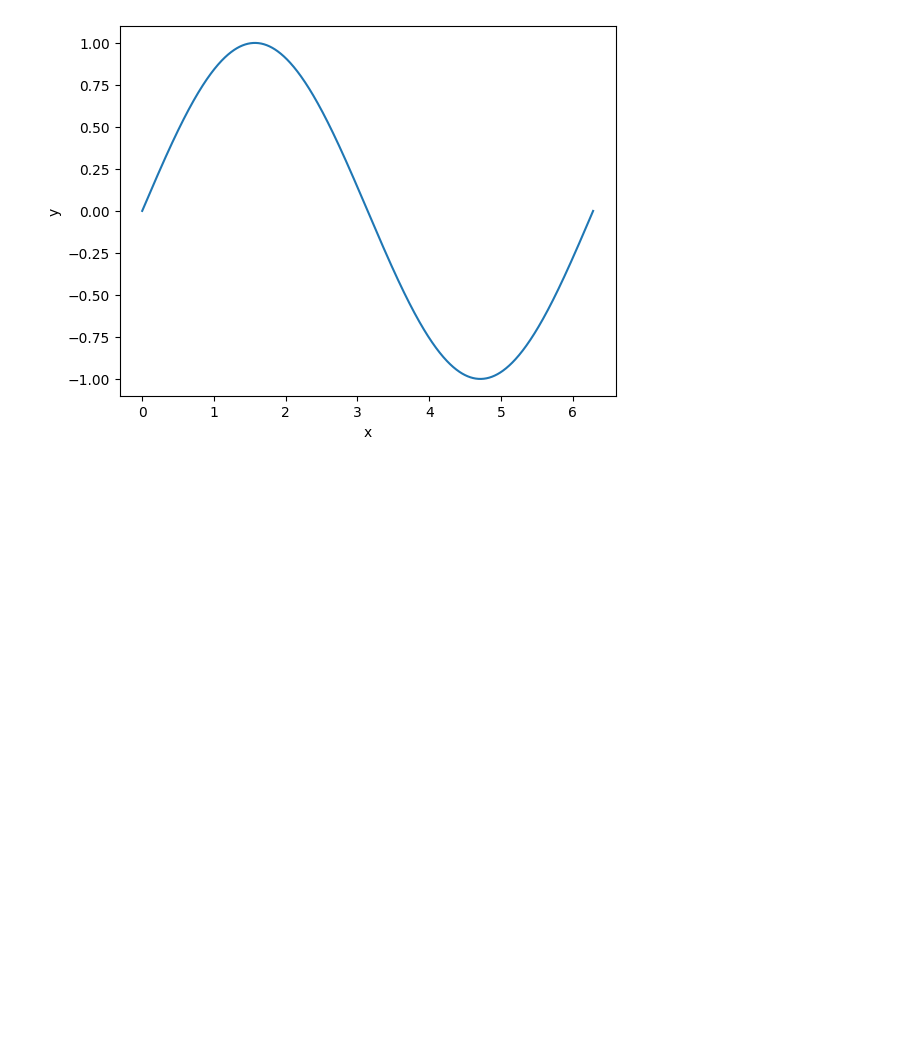
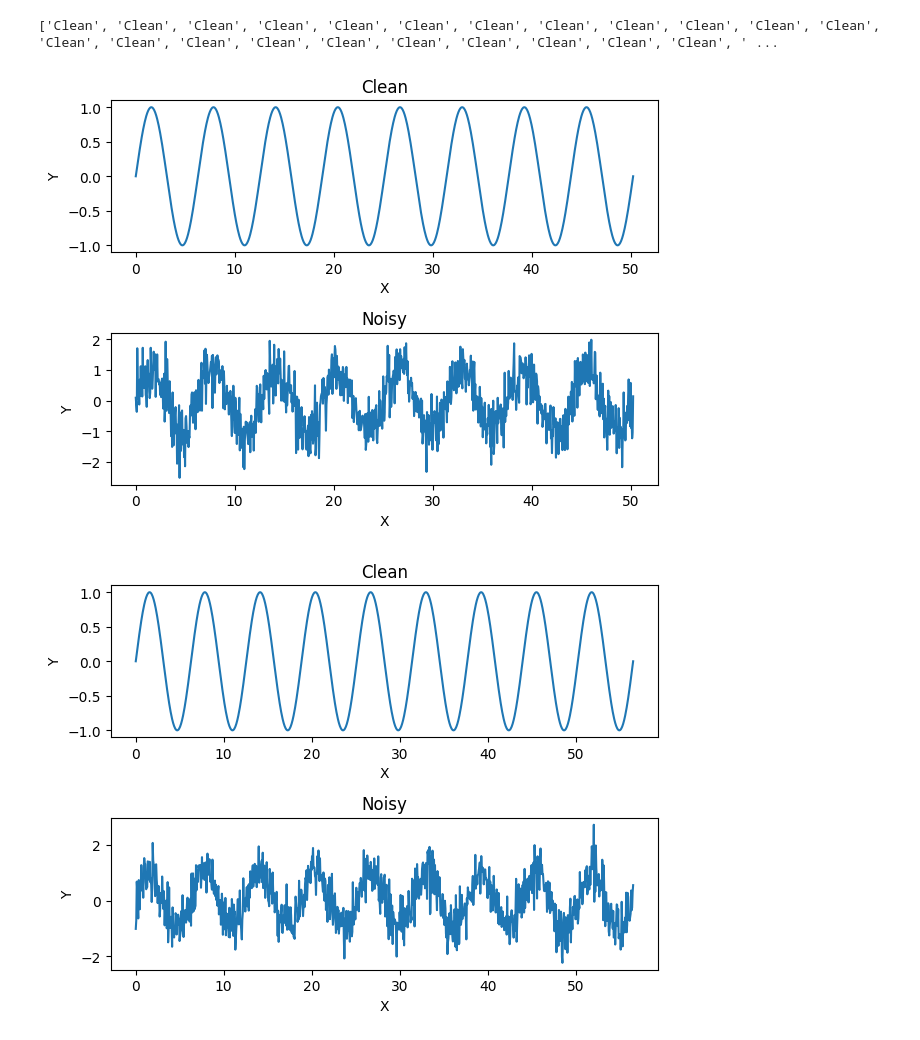
Before and after one commit to CTDck/ML, a Jupyter notebook: main.ipynb, the cells around one changed output. Drawn from its saved outputs; the diff is of its cells as text; code cells hidden in the pictures; blank space fills up the shorter version.

Commit message:
Added data generation code

```diff
--- a/main.ipynb
+++ b/main.ipynb
@@ -5,11 +5,0 @@ import pandas as pd
-# %%
-x = np.linspace(0, 2*np.pi, 1000)
-y = np.sin(x)
-# %%
-plt.figure()
-plt.plot(x,y)
-plt.xlabel("x")
-plt.ylabel("y")
-plt.show()
-# %% [output]
-[figure, removed]
@@ -15,0 +37,44 @@ plt.show()
+# %%
+data_set = create_data(50)
+
+x_vals = data_set["X"]
+y_vals = data_set["Y"]
+classification = data_set["Classification"]
+
+y_vals_noise = apply_noise(x_vals)
+classification_noise = ["Noisy" for i in range(len(x_vals))]
+
+data_set["X"] = x_vals + x_vals
+data_set["Y"] = y_vals + y_vals_noise
+data_set["Classification"] = classification + classification_noise
+
+print((data_set["Classification"]))
+# %% [output]
+['Clean', 'Clean', 'Clean', 'Clean', 'Clean', 'Clean', 'Clean', 'Clean', 'Clean', 'Clean', 'Clean', 'Clean', 'Clean', 'Clean', 'Clean', 'Clean', 'Clean', 'Clean', 'Clean', 'Clean', 'Clean', 'Clean', ' ...
+# %%
+data = pd.DataFrame(data_set)
+data.to_csv(f"{data_loc}/data.csv")
+# %%
+y_data = np.asarray(data["Y"])
+x_data = np.asarray(data["X"])
+
+index = [np.random.randint(1,50) for x in range(3)]
+
+for i in index:
+    plt.figure()
+    plt.subplot(211)
+    plt.title("Clean")
+    plt.plot(x_data[i], y_data[i])
+    plt.xlabel("X")
+    plt.ylabel("Y")
+
+    plt.subplot(212)
+    plt.title("Noisy")
+    plt.plot(x_data[i+50], y_data[i+50])
+    plt.xlabel("X")
+    plt.ylabel("Y")
+    plt.tight_layout()
+    plt.show()
+# %% [output]
+[figure, added]
+[figure, added]
```
Also changed, not shown: parts of 4 cells of this notebook, 1 other file.
